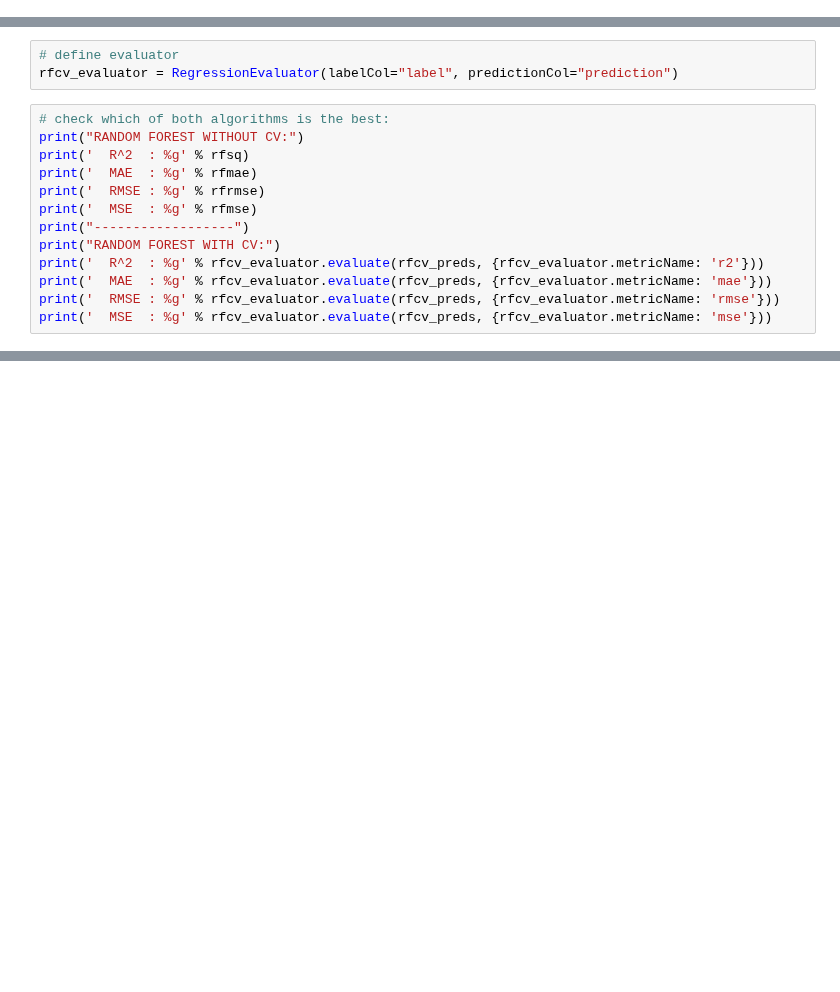
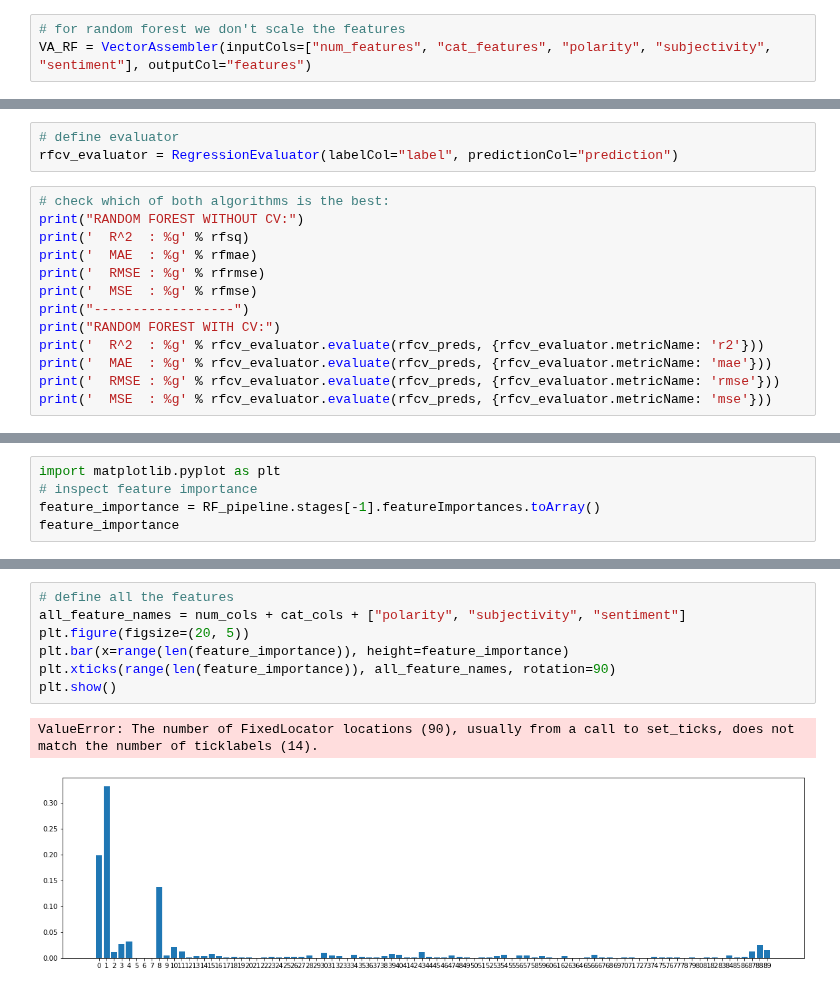
Before and after one commit to atyvaert/big-data, a Jupyter notebook: src/Models/Engagement rate versie 2.ipynb, the cells around one changed output, grey strips where cells are left out. Cells and saved outputs as stored; diff of their text form; blank space fills up the shorter version.

```diff
--- a/src/Models/Engagement rate versie 2.ipynb
+++ b/src/Models/Engagement rate versie 2.ipynb
@@ -845,0 +763,3 @@ train, test = preprocessed_data.randomSplit([0.7, 0.3], seed= 100)
+# %%
+# for random forest we don't scale the features
+VA_RF = VectorAssembler(inputCols=["num_features", "cat_features", "polarity", "subjectivity", "sentiment"], outputCol="features")
@@ -955,0 +956,5 @@ shap.summary_plot(shap_values,  test)
+# %%
+import matplotlib.pyplot as plt
+# inspect feature importance
+feature_importance = RF_pipeline.stages[-1].featureImportances.toArray()
+feature_importance
@@ -955,0 +979,10 @@ shap.summary_plot(shap_values,  test)
+# %%
+# define all the features
+all_feature_names = num_cols + cat_cols + ["polarity", "subjectivity", "sentiment"]
+plt.figure(figsize=(20, 5))
+plt.bar(x=range(len(feature_importance)), height=feature_importance)
+plt.xticks(range(len(feature_importance)), all_feature_names, rotation=90)
+plt.show()
+# %% [output]
+ValueError: The number of FixedLocator locations (90), usually from a call to set_ticks, does not match the number of ticklabels (14).
+[figure, added]
```
Also changed, not shown: parts of 113 cells of this notebook.
